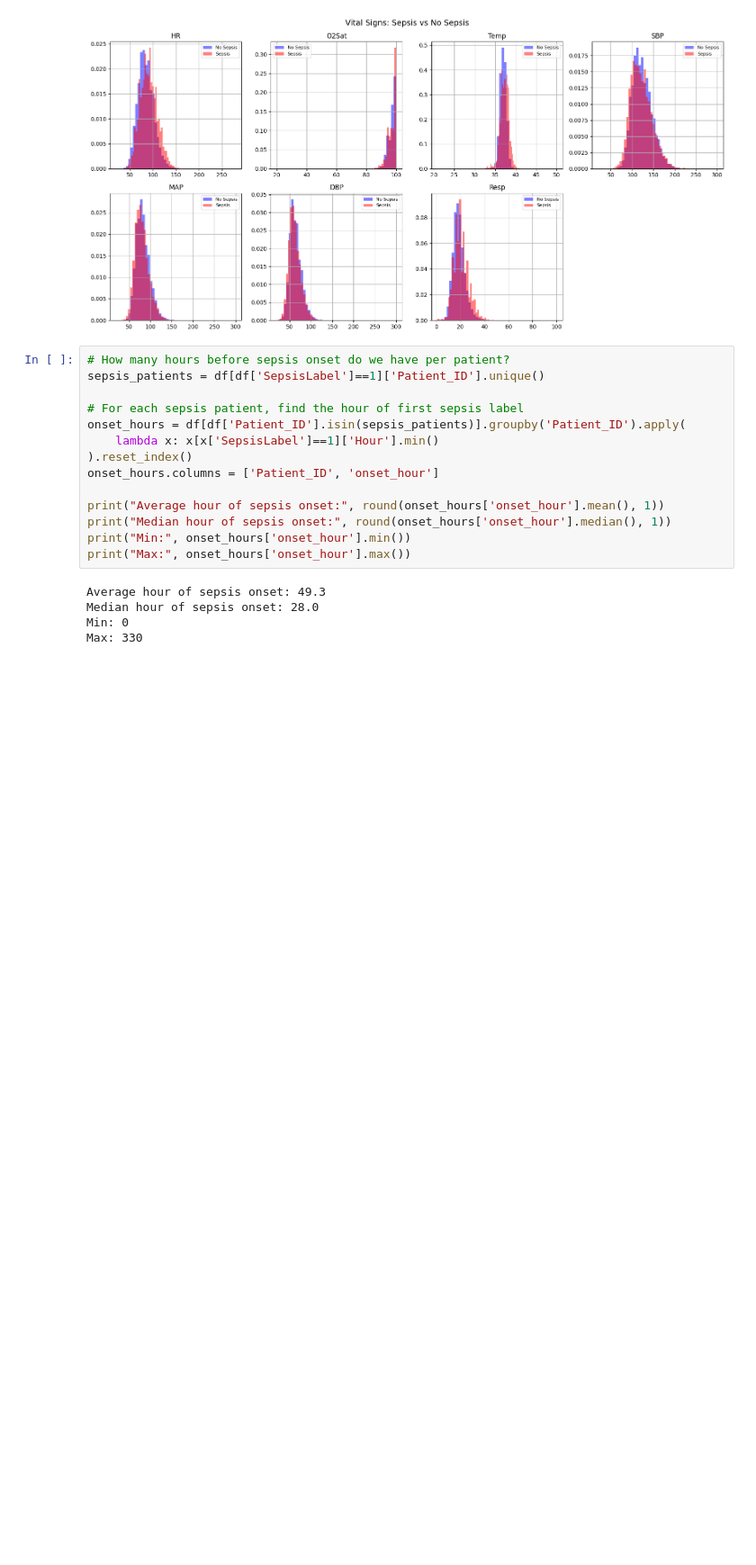
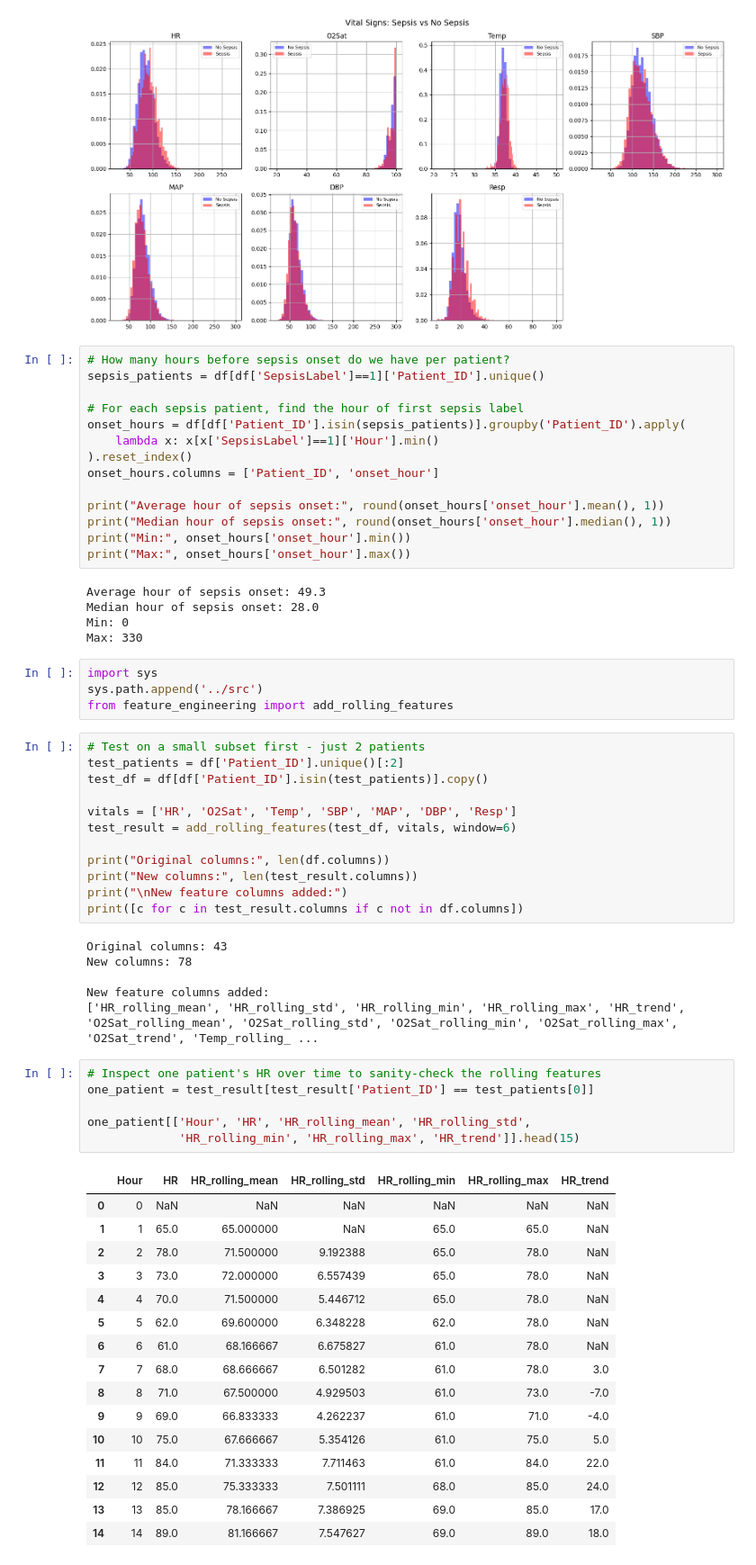
Before and after one commit to roshijay/Anomaly-Detection-in-ICU, a Jupyter notebook: notebooks/exploratory_analysis.ipynb, the cells around one changed output. Shown at 90% size. Cells and saved outputs as stored; diff of their text form; blank space fills up the shorter version.

Commit message:
update: notebook with feature engineering test cells

```diff
--- a/notebooks/exploratory_analysis.ipynb
+++ b/notebooks/exploratory_analysis.ipynb
@@ -140,3 +140,48 @@ Average hour of sepsis onset: 49.3
 Median hour of sepsis onset: 28.0
 Min: 0
 Max: 330
+# %%
+import sys
+sys.path.append('../src')
+from feature_engineering import add_rolling_features
+# %%
+# Test on a small subset first - just 2 patients
+test_patients = df['Patient_ID'].unique()[:2]
+test_df = df[df['Patient_ID'].isin(test_patients)].copy()
+
+vitals = ['HR', 'O2Sat', 'Temp', 'SBP', 'MAP', 'DBP', 'Resp']
+test_result = add_rolling_features(test_df, vitals, window=6)
+
+print("Original columns:", len(df.columns))
+print("New columns:", len(test_result.columns))
+print("\nNew feature columns added:")
+print([c for c in test_result.columns if c not in df.columns])
+# %% [output]
+Original columns: 43
+New columns: 78
+
+New feature columns added:
+['HR_rolling_mean', 'HR_rolling_std', 'HR_rolling_min', 'HR_rolling_max', 'HR_trend', 'O2Sat_rolling_mean', 'O2Sat_rolling_std', 'O2Sat_rolling_min', 'O2Sat_rolling_max', 'O2Sat_trend', 'Temp_rolling_ ...
+# %%
+# Inspect one patient's HR over time to sanity-check the rolling features
+one_patient = test_result[test_result['Patient_ID'] == test_patients[0]]
+
+one_patient[['Hour', 'HR', 'HR_rolling_mean', 'HR_rolling_std',
+             'HR_rolling_min', 'HR_rolling_max', 'HR_trend']].head(15)
+# %% [output]
+|  | Hour | HR | HR_rolling_mean | HR_rolling_std | HR_rolling_min | HR_rolling_max | HR_trend |
+| 0 | 0 | NaN | NaN | NaN | NaN | NaN | NaN |
+| 1 | 1 | 65.0 | 65.000000 | NaN | 65.0 | 65.0 | NaN |
+| 2 | 2 | 78.0 | 71.500000 | 9.192388 | 65.0 | 78.0 | NaN |
+| 3 | 3 | 73.0 | 72.000000 | 6.557439 | 65.0 | 78.0 | NaN |
+| 4 | 4 | 70.0 | 71.500000 | 5.446712 | 65.0 | 78.0 | NaN |
+| 5 | 5 | 62.0 | 69.600000 | 6.348228 | 62.0 | 78.0 | NaN |
+| 6 | 6 | 61.0 | 68.166667 | 6.675827 | 61.0 | 78.0 | NaN |
+| 7 | 7 | 68.0 | 68.666667 | 6.501282 | 61.0 | 78.0 | 3.0 |
+| 8 | 8 | 71.0 | 67.500000 | 4.929503 | 61.0 | 73.0 | -7.0 |
+| 9 | 9 | 69.0 | 66.833333 | 4.262237 | 61.0 | 71.0 | -4.0 |
+| 10 | 10 | 75.0 | 67.666667 | 5.354126 | 61.0 | 75.0 | 5.0 |
+| 11 | 11 | 84.0 | 71.333333 | 7.711463 | 61.0 | 84.0 | 22.0 |
+| 12 | 12 | 85.0 | 75.333333 | 7.501111 | 68.0 | 85.0 | 24.0 |
+| 13 | 13 | 85.0 | 78.166667 | 7.386925 | 69.0 | 85.0 | 17.0 |
+| 14 | 14 | 89.0 | 81.166667 | 7.547627 | 69.0 | 89.0 | 18.0 |
```
Also changed, not shown: parts of 2 cells of this notebook.
